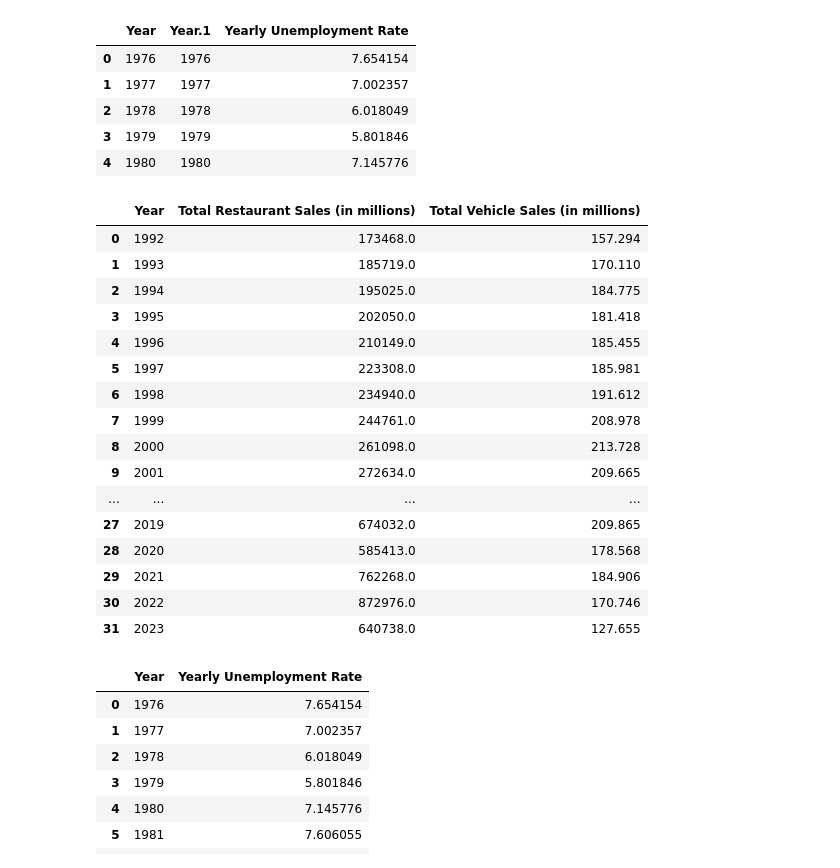
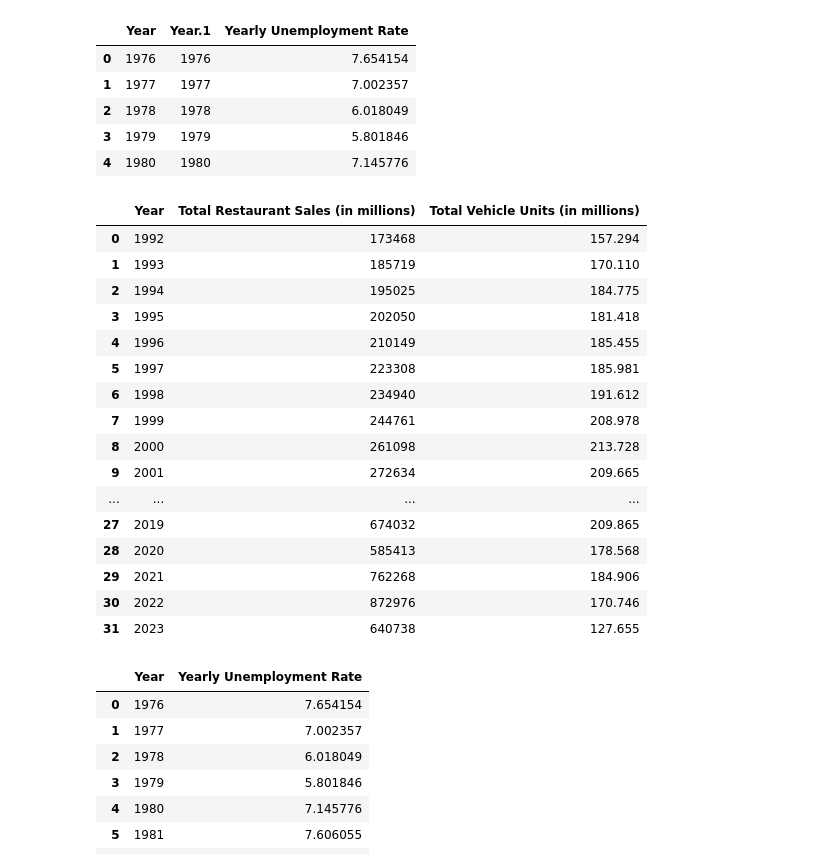
Before and after one commit to nikatnguyen/demo-github, a Jupyter notebook: new_dataframe.ipynb, the cells around one changed output. Drawn from its saved outputs; the diff is of its cells as text; code cells hidden in the pictures.

Commit message:
Name updates
I changed the name of Vehicles sales from sales to Units sold. I did the same thing within the CSV files but they should be fine.

```diff
--- a/new_dataframe.ipynb
+++ b/new_dataframe.ipynb
@@ -30,26 +30,26 @@ unemployment_df.head()
 | 4 | 1980 | 1980 | 7.145776 |
 # %%
 #Cleaning up the dfs
-sales_reduced_df = sales_df[["Year", "Total Restaurant Sales (in millions)", "Total Vehicle Sales (in millions)"]]
+sales_reduced_df = sales_df[["Year", "Total Restaurant Sales (in millions)", "Total Vehicle Units (in millions)"]]
 sales_reduced_df
 # %% [output]
-|  | Year | Total Restaurant Sales (in millions) | Total Vehicle Sales (in millions) |
-| 0 | 1992 | 173468.0 | 157.294 |
-| 1 | 1993 | 185719.0 | 170.110 |
-| 2 | 1994 | 195025.0 | 184.775 |
-| 3 | 1995 | 202050.0 | 181.418 |
-| 4 | 1996 | 210149.0 | 185.455 |
-| 5 | 1997 | 223308.0 | 185.981 |
-| 6 | 1998 | 234940.0 | 191.612 |
-| 7 | 1999 | 244761.0 | 208.978 |
-| 8 | 2000 | 261098.0 | 213.728 |
-| 9 | 2001 | 272634.0 | 209.665 |
+|  | Year | Total Restaurant Sales (in millions) | Total Vehicle Units (in millions) |
+| 0 | 1992 | 173468 | 157.294 |
+| 1 | 1993 | 185719 | 170.110 |
+| 2 | 1994 | 195025 | 184.775 |
+| 3 | 1995 | 202050 | 181.418 |
+| 4 | 1996 | 210149 | 185.455 |
+| 5 | 1997 | 223308 | 185.981 |
+| 6 | 1998 | 234940 | 191.612 |
+| 7 | 1999 | 244761 | 208.978 |
+| 8 | 2000 | 261098 | 213.728 |
+| 9 | 2001 | 272634 | 209.665 |
 | ... | ... | ... | ... |
-| 27 | 2019 | 674032.0 | 209.865 |
-| 28 | 2020 | 585413.0 | 178.568 |
-| 29 | 2021 | 762268.0 | 184.906 |
-| 30 | 2022 | 872976.0 | 170.746 |
-| 31 | 2023 | 640738.0 | 127.655 |
+| 27 | 2019 | 674032 | 209.865 |
+| 28 | 2020 | 585413 | 178.568 |
+| 29 | 2021 | 762268 | 184.906 |
+| 30 | 2022 | 872976 | 170.746 |
+| 31 | 2023 | 640738 | 127.655 |
 # %%
 unemployment_reduced_df = unemployment_df[["Year", "Yearly Unemployment Rate"]]
 unemployment_reduced_df
```
Also changed, not shown: parts of 6 cells of this notebook, 4 other files.
